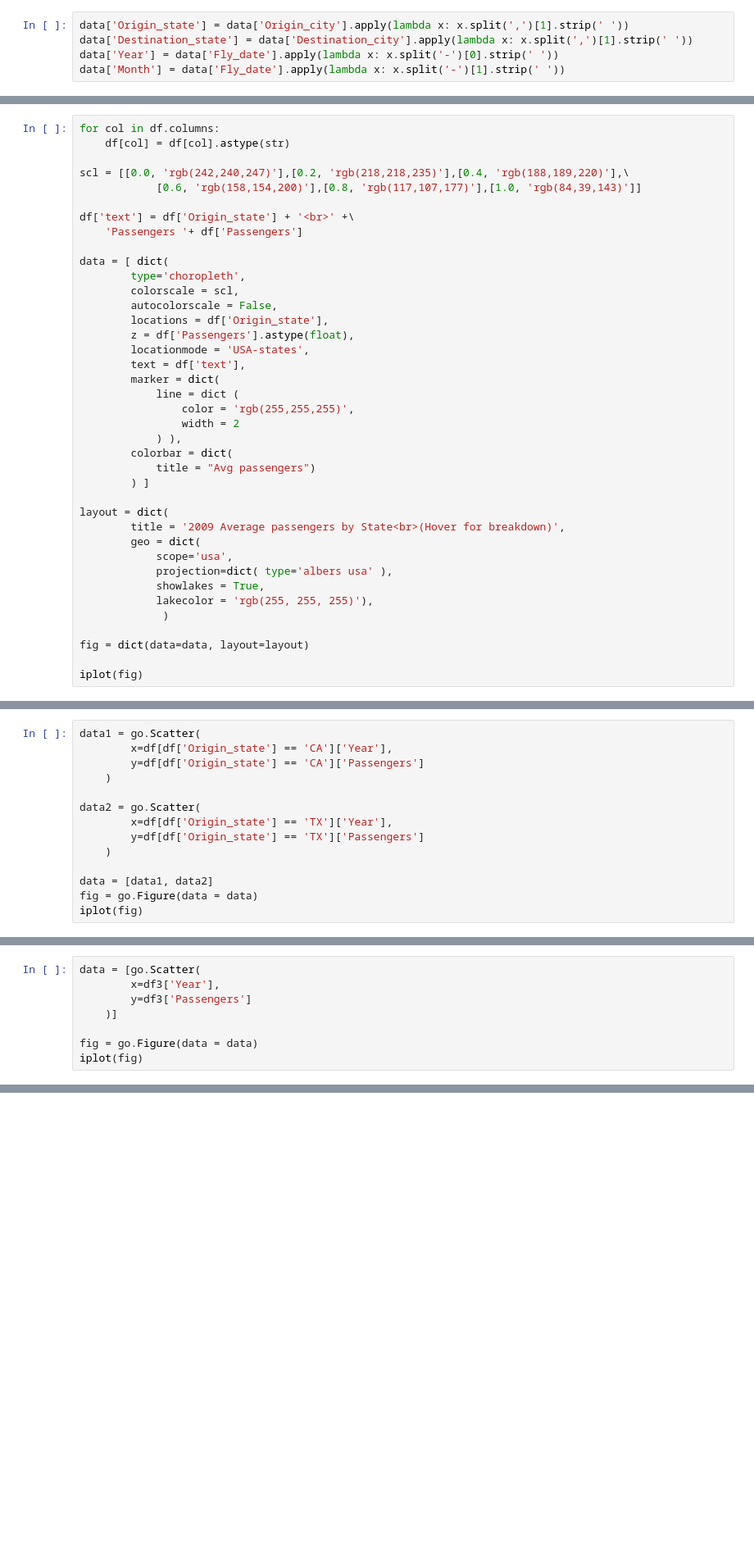
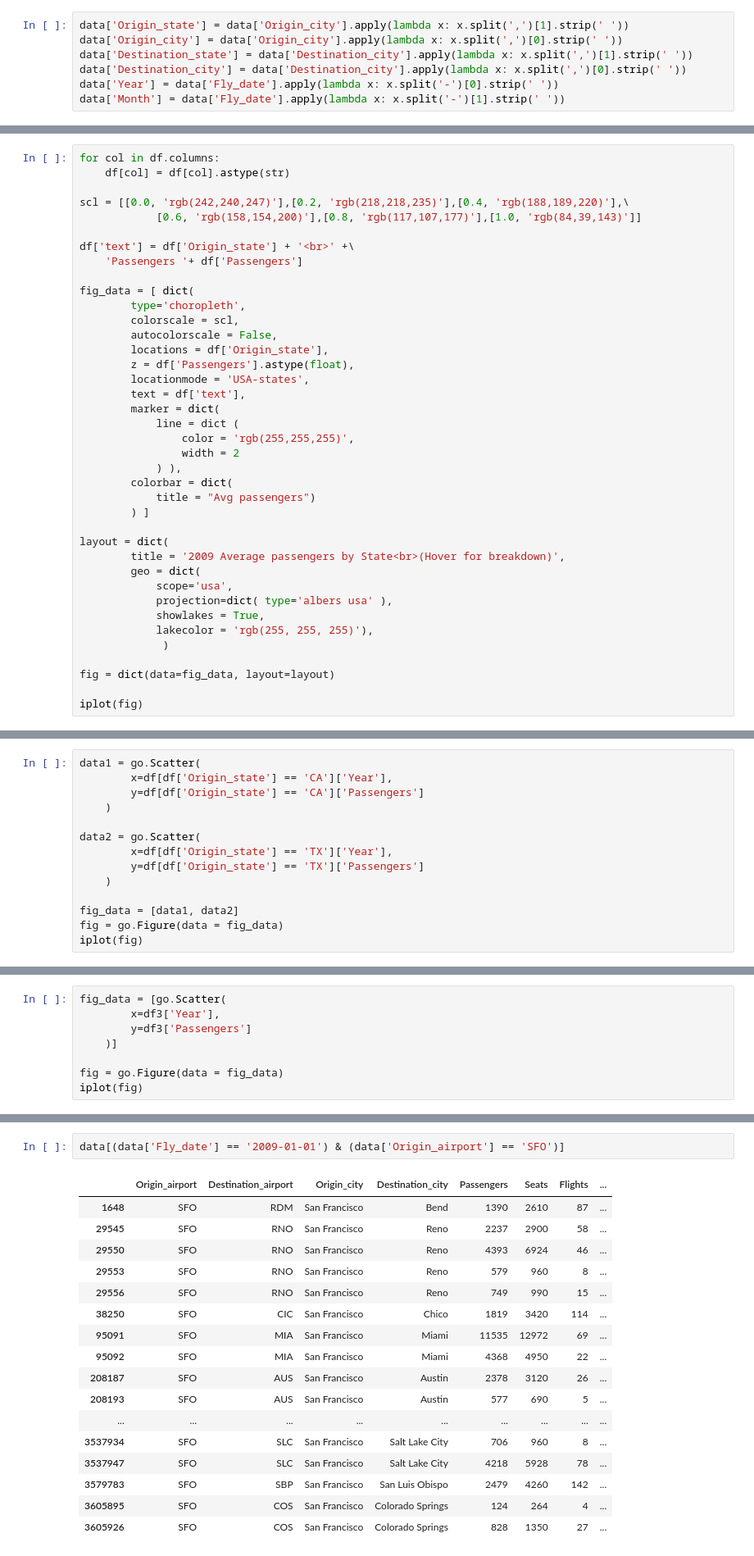
Before and after one commit to arpitaj5/USA_Airport_Data_Visualization, a Jupyter notebook: Alpha_stage.ipynb, the cells around one changed output, grey strips where cells are left out. Shown at 82% size. Saved outputs shown, nothing was run; the diff lists cells and outputs as text; blank space fills up the shorter version.

```diff
--- a/Alpha_stage.ipynb
+++ b/Alpha_stage.ipynb
@@ -48,6 +44,8 @@ len(data[['Origin_state', 'Passengers']].drop_duplicates())
 # %%
 data['Origin_state'] = data['Origin_city'].apply(lambda x: x.split(',')[1].strip(' '))
+data['Origin_city'] = data['Origin_city'].apply(lambda x: x.split(',')[0].strip(' '))
 data['Destination_state'] = data['Destination_city'].apply(lambda x: x.split(',')[1].strip(' '))
+data['Destination_city'] = data['Destination_city'].apply(lambda x: x.split(',')[0].strip(' '))
 data['Year'] = data['Fly_date'].apply(lambda x: x.split('-')[0].strip(' '))
 data['Month'] = data['Fly_date'].apply(lambda x: x.split('-')[1].strip(' '))
 # %% [output]
@@ -102,7 +100,7 @@ scl = [[0.0, 'rgb(242,240,247)'],[0.2, 'rgb(218,218,235)'],[0.4, 'rgb(188,189,22
 df['text'] = df['Origin_state'] + '<br>' +\
     'Passengers '+ df['Passengers']
 
-data = [ dict(
+fig_data = [ dict(
         type='choropleth',
         colorscale = scl,
         autocolorscale = False,
@@ -128,7 +126,7 @@ layout = dict(
             lakecolor = 'rgb(255, 255, 255)'),
              )
 
-fig = dict(data=data, layout=layout)
+fig = dict(data=fig_data, layout=layout)
 
 iplot(fig)
 # %% [output]
@@ -159,8 +157,8 @@ data2 = go.Scatter(
         y=df[df['Origin_state'] == 'TX']['Passengers']
     )
 
-data = [data1, data2]
-fig = go.Figure(data = data)
+fig_data = [data1, data2]
+fig = go.Figure(data = fig_data)
 iplot(fig)
 # %% [output]
 [interactive output not drawn]
@@ -174,12 +179,32 @@ df3.head()
 # %%
-data = [go.Scatter(
+fig_data = [go.Scatter(
         x=df3['Year'],
         y=df3['Passengers']
     )]
 
-fig = go.Figure(data = data)
+fig = go.Figure(data = fig_data)
 iplot(fig)
 # %% [output]
 [interactive output not drawn]
 # %% [markdown]
 To our surprise, the national average follows almost similar trend. This makes us think that there might be some driving factor for this change.
+# %%
+data[(data['Fly_date'] == '2009-01-01') & (data['Origin_airport'] == 'SFO')]
+# %% [output]
+|  | Origin_airport | Destination_airport | Origin_city | Destination_city | Passengers | Seats | Flights | ... |
+| 1648 | SFO | RDM | San Francisco | Bend | 1390 | 2610 | 87 | ... |
+| 29545 | SFO | RNO | San Francisco | Reno | 2237 | 2900 | 58 | ... |
+| 29550 | SFO | RNO | San Francisco | Reno | 4393 | 6924 | 46 | ... |
+| 29553 | SFO | RNO | San Francisco | Reno | 579 | 960 | 8 | ... |
+| 29556 | SFO | RNO | San Francisco | Reno | 749 | 990 | 15 | ... |
+| 38250 | SFO | CIC | San Francisco | Chico | 1819 | 3420 | 114 | ... |
+| 95091 | SFO | MIA | San Francisco | Miami | 11535 | 12972 | 69 | ... |
+| 95092 | SFO | MIA | San Francisco | Miami | 4368 | 4950 | 22 | ... |
+| 208187 | SFO | AUS | San Francisco | Austin | 2378 | 3120 | 26 | ... |
+| 208193 | SFO | AUS | San Francisco | Austin | 577 | 690 | 5 | ... |
+| ... | ... | ... | ... | ... | ... | ... | ... | ... |
+| 3537934 | SFO | SLC | San Francisco | Salt Lake City | 706 | 960 | 8 | ... |
+| 3537947 | SFO | SLC | San Francisco | Salt Lake City | 4218 | 5928 | 78 | ... |
+| 3579783 | SFO | SBP | San Francisco | San Luis Obispo | 2479 | 4260 | 142 | ... |
+| 3605895 | SFO | COS | San Francisco | Colorado Springs | 124 | 264 | 4 | ... |
+| 3605926 | SFO | COS | San Francisco | Colorado Springs | 828 | 1350 | 27 | ... |
```
Also changed, not shown: parts of 8 cells of this notebook.
